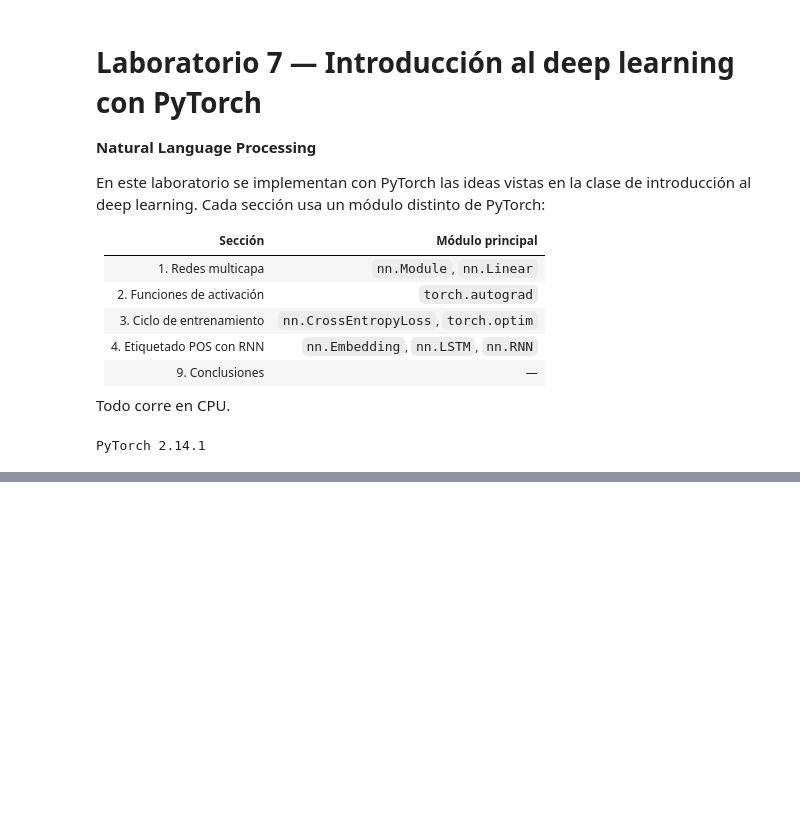
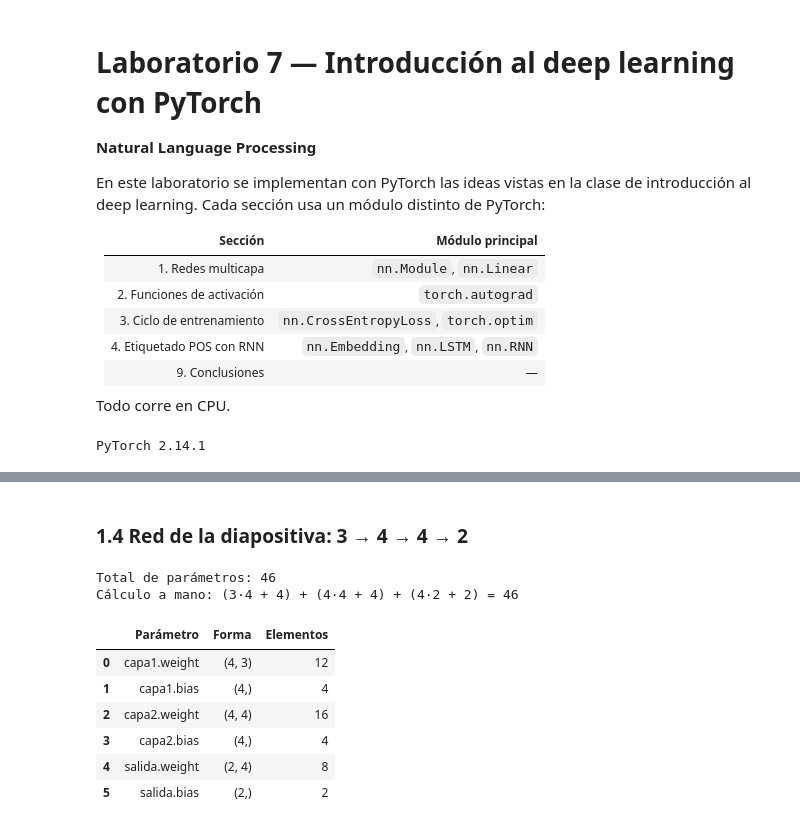
Before and after one commit to Cynthiss/NLP, a Jupyter notebook: Lab_7/Lab_7.ipynb, the cells around one changed output, grey strips where cells are left out. Drawn from its saved outputs; the diff is of its cells as text; code cells hidden in the pictures; blank space fills up the shorter version.

```diff
--- a/Lab_7/Lab_7.ipynb
+++ b/Lab_7/Lab_7.ipynb
@@ -35,0 +164,37 @@ PyTorch 2.14.1
+# %% [markdown]
+### 1.4 Red de la diapositiva: 3 → 4 → 4 → 2
+# %%
+class RedDiapositiva(nn.Module):
+    def __init__(self):
+        super().__init__()
+        self.capa1 = nn.Linear(3, 4)
+        self.capa2 = nn.Linear(4, 4)
+        self.salida = nn.Linear(4, 2)
+        self.act = nn.ReLU()
+
+    def forward(self, x):
+        x = self.act(self.capa1(x))
+        x = self.act(self.capa2(x))
+        return self.salida(x)
+
+
+red = RedDiapositiva()
+total = sum(p.numel() for p in red.parameters())
+print(f"Total de parámetros: {total}")
+print("Cálculo a mano: (3·4 + 4) + (4·4 + 4) + (4·2 + 2) =", (3*4 + 4) + (4*4 + 4) + (4*2 + 2))
+# %% [output]
+Total de parámetros: 46
+Cálculo a mano: (3·4 + 4) + (4·4 + 4) + (4·2 + 2) = 46
+# %%
+pd.DataFrame(
+    [(name, tuple(p.shape), p.numel()) for name, p in red.named_parameters()],
+    columns=["Parámetro", "Forma", "Elementos"],
+)
+# %% [output]
+|  | Parámetro | Forma | Elementos |
+| 0 | capa1.weight | (4, 3) | 12 |
+| 1 | capa1.bias | (4,) | 4 |
+| 2 | capa2.weight | (4, 4) | 16 |
+| 3 | capa2.bias | (4,) | 4 |
+| 4 | salida.weight | (2, 4) | 8 |
+| 5 | salida.bias | (2,) | 2 |
```
Also changed, not shown: parts of 11 cells of this notebook.
